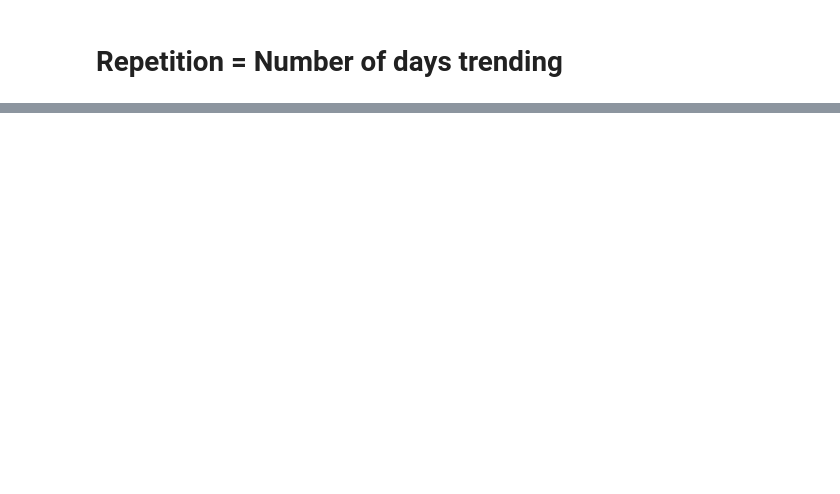
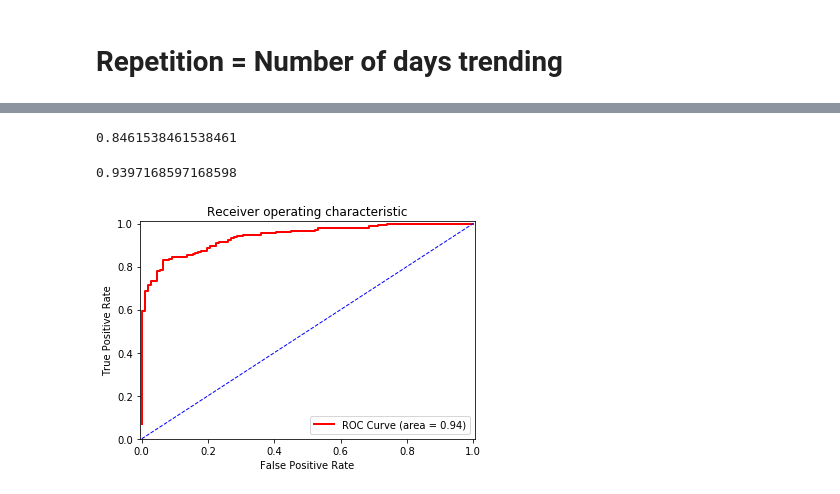
Before and after one commit to mattsegovia/Trending-YouTube-Catagories, a Jupyter notebook: Trending YouTube Categories.ipynb, the cells around one changed output, grey strips where cells are left out. Cells and saved outputs as stored; diff of their text form; code cells hidden in the pictures; blank space fills up the shorter version.

```diff
--- a/Trending YouTube Categories.ipynb
+++ b/Trending YouTube Categories.ipynb
@@ -277,0 +321,59 @@ displayCategoryThumbnailWall('gaming')
+# %%
+# Prediction by category.
+
+cat_df = filterByCategory('gaming')
+
+feature_cols = ['likes', 'dislikes', 'comment_count', 'number_of_tags', 'days_before_trending']
+
+X = cat_df[feature_cols]
+y = cat_df['over_1_mil_views']
+# ---------- b ----------
+X_train, X_test, y_train, y_test = train_test_split(X, y, test_size=0.35, random_state=3)
+
+# ---------- c ----------
+my_logreg = LogisticRegression()
+my_logreg.fit(X, y)
+my_logreg.fit(X_train, y_train)
+my_logreg_y_predict = my_logreg.predict(X_test)
+my_logreg_score = accuracy_score(y_test, my_logreg_y_predict)
+print(my_logreg_score)
+# %% [output]
+0.8461538461538461
+# %%
+from sklearn import metrics
+import matplotlib.pyplot as plt
+
+y_predict_prob_lr = my_logreg.predict_proba(X_test)
+
+fpr, tpr, thresholds = metrics.roc_curve(y_test, y_predict_prob_lr[:,1], pos_label=1)
+
+# AUC:
+AUC = metrics.auc(fpr, tpr)
+print(AUC)
+
+
+%matplotlib inline
+
+plt.figure()
+
+# Roc Curve:
+plt.plot(fpr, tpr, color='red', lw=2,
+         label='ROC Curve (area = %0.2f)' % AUC)
+
+# Random Guess line:
+plt.plot([0, 1], [0, 1], color='blue', lw=1, linestyle='--')
+
+# Defining The Range of X-Axis and Y-Axis:
+plt.xlim([-0.005, 1.005])
+plt.ylim([0.0, 1.01])
+
+# Labels, Title, Legend:
+plt.xlabel('False Positive Rate')
+plt.ylabel('True Positive Rate')
+plt.title('Receiver operating characteristic')
+plt.legend(loc="lower right")
+
+plt.show()
+# %% [output]
+0.9397168597168598
+[figure, added]
```
Also changed, not shown: parts of 7 cells of this notebook.
